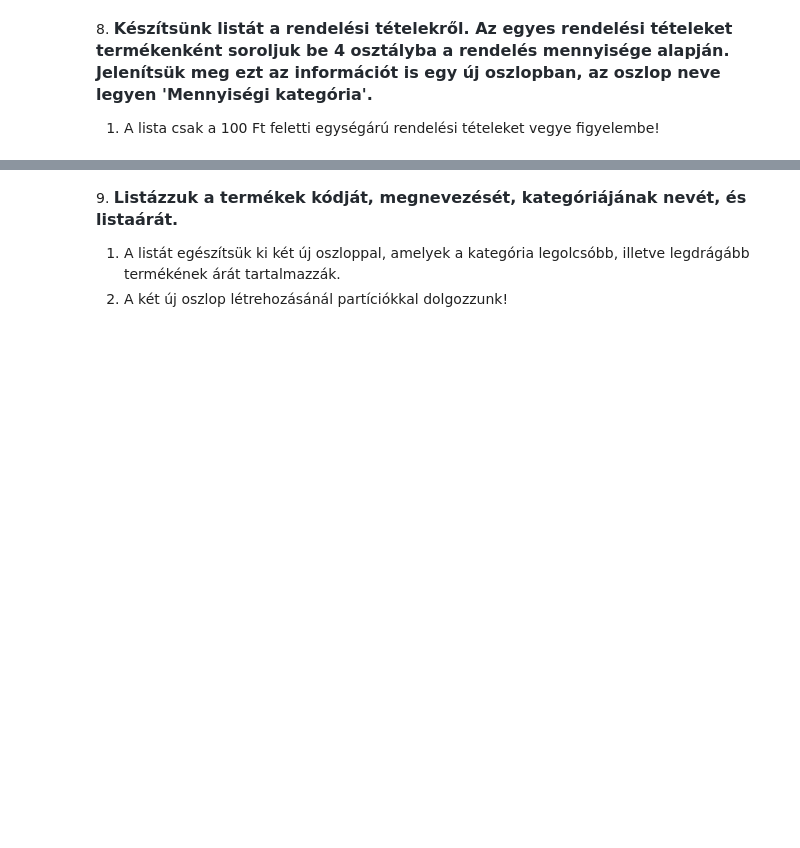
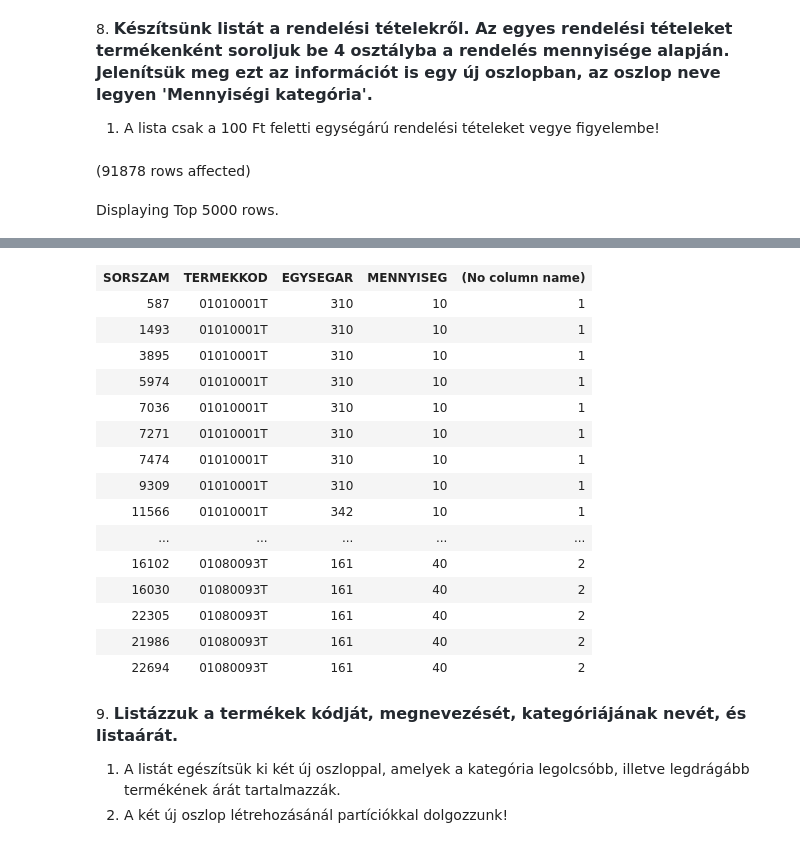
Before and after one commit to richardhestencz/Adatbazisok, a Jupyter notebook: gyakorlat05_feladatok.ipynb, the cells around one changed output, grey strips where cells are left out. Cells and saved outputs as stored; diff of their text form; code cells hidden in the pictures; blank space fills up the shorter version.

```diff
--- a/gyakorlat05_feladatok.ipynb
+++ b/gyakorlat05_feladatok.ipynb
@@ -78,3 +127,11 @@ Total execution time: 00:00:00.240
 8. <span style="font-weight: 600; color: rgb(36, 41, 47); font-family: -apple-system, BlinkMacSystemFont, &quot;Segoe UI&quot;, Helvetica, Arial, sans-serif, &quot;Apple Color Emoji&quot;, &quot;Segoe UI Emoji&quot;; font-size: 16px;">Készítsünk listát a rendelési tételekről. Az egyes rendelési tételeket termékenként soroljuk be 4 osztályba a rendelés mennyisége alapján. Jelenítsük meg ezt az információt is egy új oszlopban, az oszlop neve legyen 'Mennyiségi kategória'.</span>
 
 1. A lista csak a 100 Ft feletti egységárú rendelési tételeket vegye figyelembe!
+# %%
+SELECT *,
+        NTILE(4) OVER(PARTITION BY TERMEKKOD Order BY MENNYISEG)
+FROM Rendeles_tetel
+WHERE EGYSEGAR > 100
+# %% [output]
+(91878 rows affected)
+Displaying Top 5000 rows.
@@ -81,3 +139,19 @@ Total execution time: 00:00:00.240
+| SORSZAM | TERMEKKOD | EGYSEGAR | MENNYISEG | (No column name) |
+| 587 | 01010001T | 310 | 10 | 1 |
+| 1493 | 01010001T | 310 | 10 | 1 |
+| 3895 | 01010001T | 310 | 10 | 1 |
+| 5974 | 01010001T | 310 | 10 | 1 |
+| 7036 | 01010001T | 310 | 10 | 1 |
+| 7271 | 01010001T | 310 | 10 | 1 |
+| 7474 | 01010001T | 310 | 10 | 1 |
+| 9309 | 01010001T | 310 | 10 | 1 |
+| 11566 | 01010001T | 342 | 10 | 1 |
+| ... | ... | ... | ... | ... |
+| 16102 | 01080093T | 161 | 40 | 2 |
+| 16030 | 01080093T | 161 | 40 | 2 |
+| 22305 | 01080093T | 161 | 40 | 2 |
+| 21986 | 01080093T | 161 | 40 | 2 |
+| 22694 | 01080093T | 161 | 40 | 2 |
 # %% [markdown]
 9. <span style="font-weight: 600; color: rgb(36, 41, 47); font-family: -apple-system, BlinkMacSystemFont, &quot;Segoe UI&quot;, Helvetica, Arial, sans-serif, &quot;Apple Color Emoji&quot;, &quot;Segoe UI Emoji&quot;; font-size: 16px;">Listázzuk a termékek kódját, megnevezését, kategóriájának nevét, és listaárát.</span>
 
```
Also changed, not shown: parts of 5 cells of this notebook.
